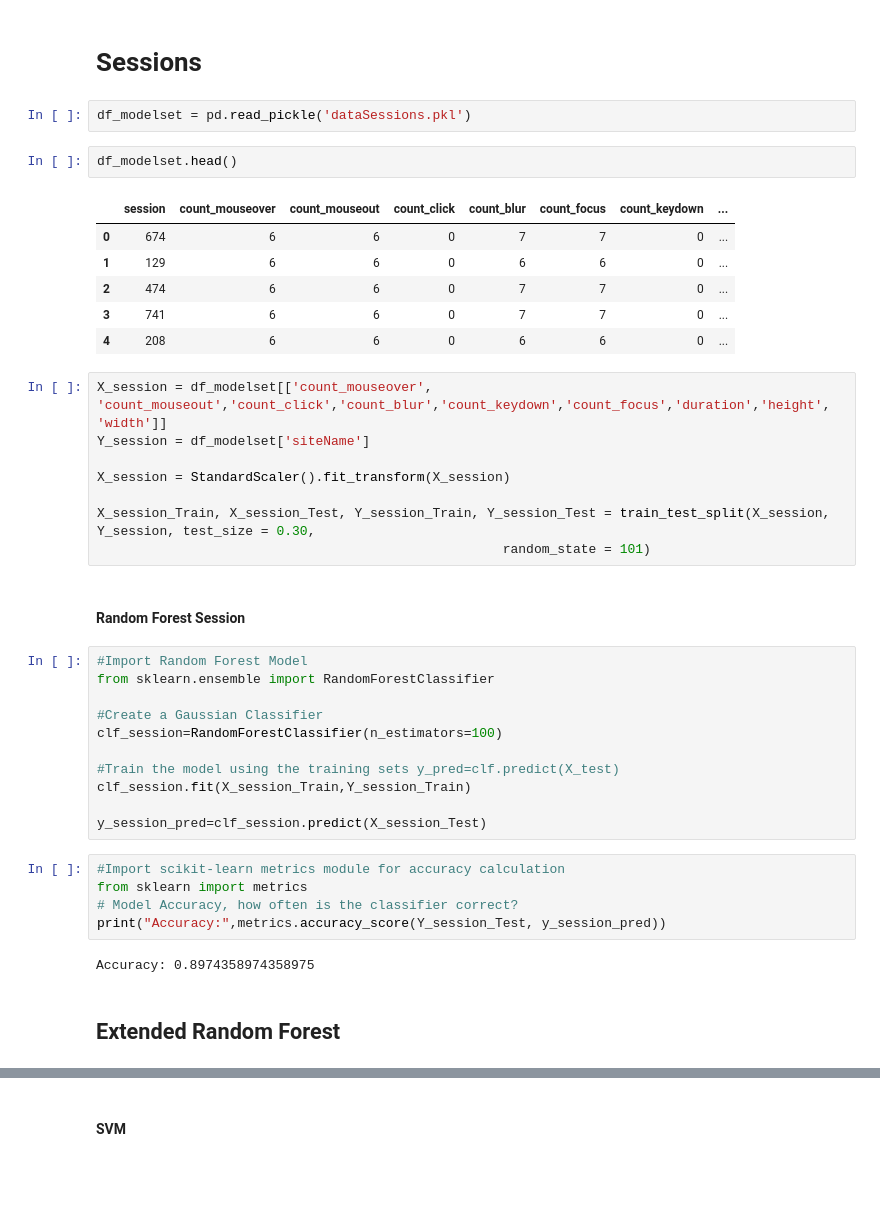
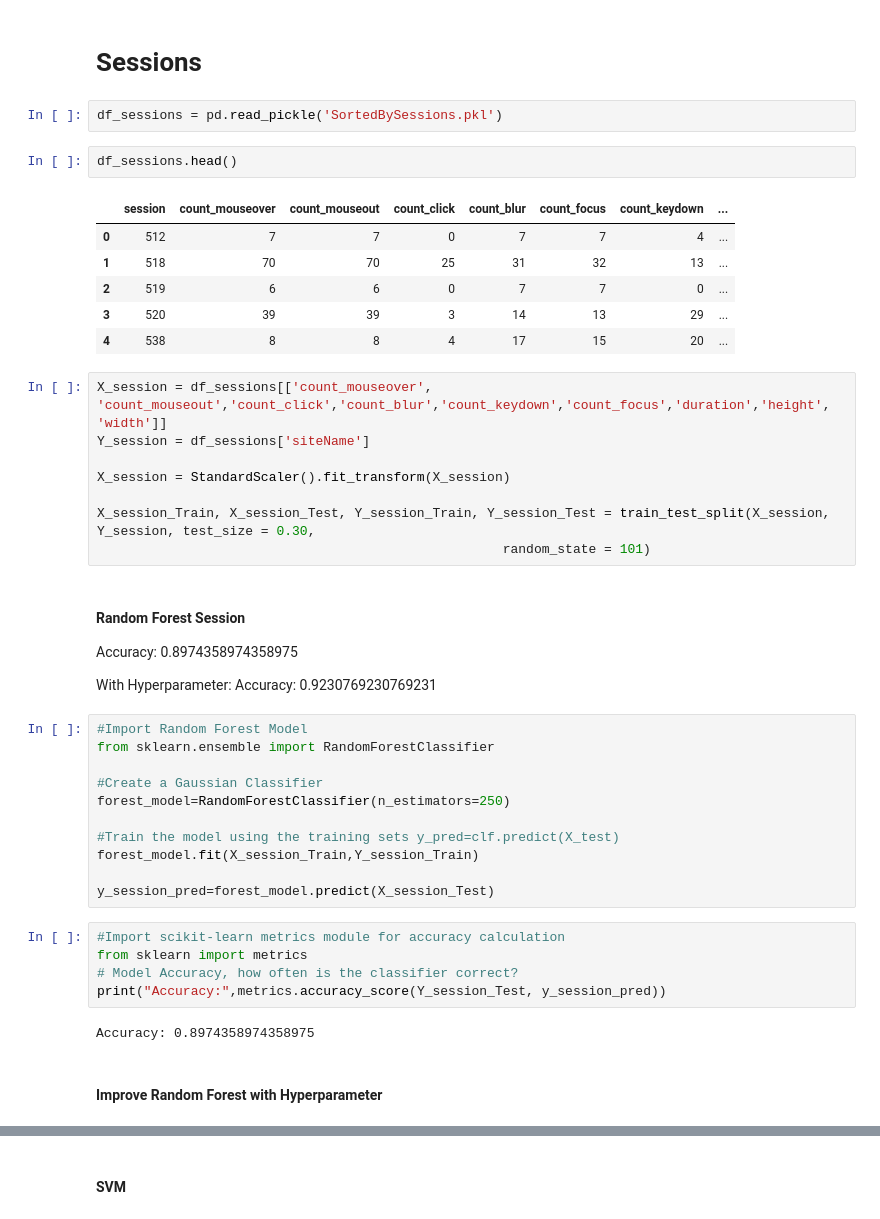
Before and after one commit to IngaGlotzbach/Master-AI, a Jupyter notebook: Model/modelTraining.ipynb, the cells around one changed output, grey strips where cells are left out. Saved outputs shown, nothing was run; the diff lists cells and outputs as text; blank space fills up the shorter version.

Commit message:
added new models for classification

```diff
--- a/Model/modelTraining.ipynb
+++ b/Model/modelTraining.ipynb
@@ -244,19 +245,19 @@ Recall: 0.8312465977136636
 # %% [markdown]
 # Sessions
 # %%
-df_modelset = pd.read_pickle('dataSessions.pkl')
+df_sessions = pd.read_pickle('SortedBySessions.pkl')
 # %%
-df_modelset.head()
+df_sessions.head()
 # %% [output]
 |  | session | count_mouseover | count_mouseout | count_click | count_blur | count_focus | count_keydown | ... |
-| 0 | 674 | 6 | 6 | 0 | 7 | 7 | 0 | ... |
-| 1 | 129 | 6 | 6 | 0 | 6 | 6 | 0 | ... |
-| 2 | 474 | 6 | 6 | 0 | 7 | 7 | 0 | ... |
-| 3 | 741 | 6 | 6 | 0 | 7 | 7 | 0 | ... |
-| 4 | 208 | 6 | 6 | 0 | 6 | 6 | 0 | ... |
+| 0 | 512 | 7 | 7 | 0 | 7 | 7 | 4 | ... |
+| 1 | 518 | 70 | 70 | 25 | 31 | 32 | 13 | ... |
+| 2 | 519 | 6 | 6 | 0 | 7 | 7 | 0 | ... |
+| 3 | 520 | 39 | 39 | 3 | 14 | 13 | 29 | ... |
+| 4 | 538 | 8 | 8 | 4 | 17 | 15 | 20 | ... |
 # %%
-X_session = df_modelset[['count_mouseover', 'count_mouseout','count_click','count_blur','count_keydown','count_focus','duration','height', 'width']]
-Y_session = df_modelset['siteName']
+X_session = df_sessions[['count_mouseover', 'count_mouseout','count_click','count_blur','count_keydown','count_focus','duration','height', 'width']]
+Y_session = df_sessions['siteName']
 
 X_session = StandardScaler().fit_transform(X_session)
 
@@ -264,17 +265,21 @@ X_session_Train, X_session_Test, Y_session_Train, Y_session_Test = train_test_sp
                                                     random_state = 101)
 # %% [markdown]
 #### Random Forest Session
+
+Accuracy: 0.8974358974358975
+
+With Hyperparameter: Accuracy: 0.9230769230769231
 # %%
 #Import Random Forest Model
 from sklearn.ensemble import RandomForestClassifier
 
 #Create a Gaussian Classifier
-clf_session=RandomForestClassifier(n_estimators=100)
+forest_model=RandomForestClassifier(n_estimators=250)
 
 #Train the model using the training sets y_pred=clf.predict(X_test)
-clf_session.fit(X_session_Train,Y_session_Train)
+forest_model.fit(X_session_Train,Y_session_Train)
 
-y_session_pred=clf_session.predict(X_session_Test)
+y_session_pred=forest_model.predict(X_session_Test)
 # %%
 #Import scikit-learn metrics module for accuracy calculation
 from sklearn import metrics
@@ -283,4 +288,4 @@ print("Accuracy:",metrics.accuracy_score(Y_session_Test, y_session_pred))
 # %% [output]
 Accuracy: 0.8974358974358975
 # %% [markdown]
-## Extended Random Forest
+#### Improve Random Forest with Hyperparameter
```
Also changed, not shown: parts of 49 cells of this notebook, 4 other files.
